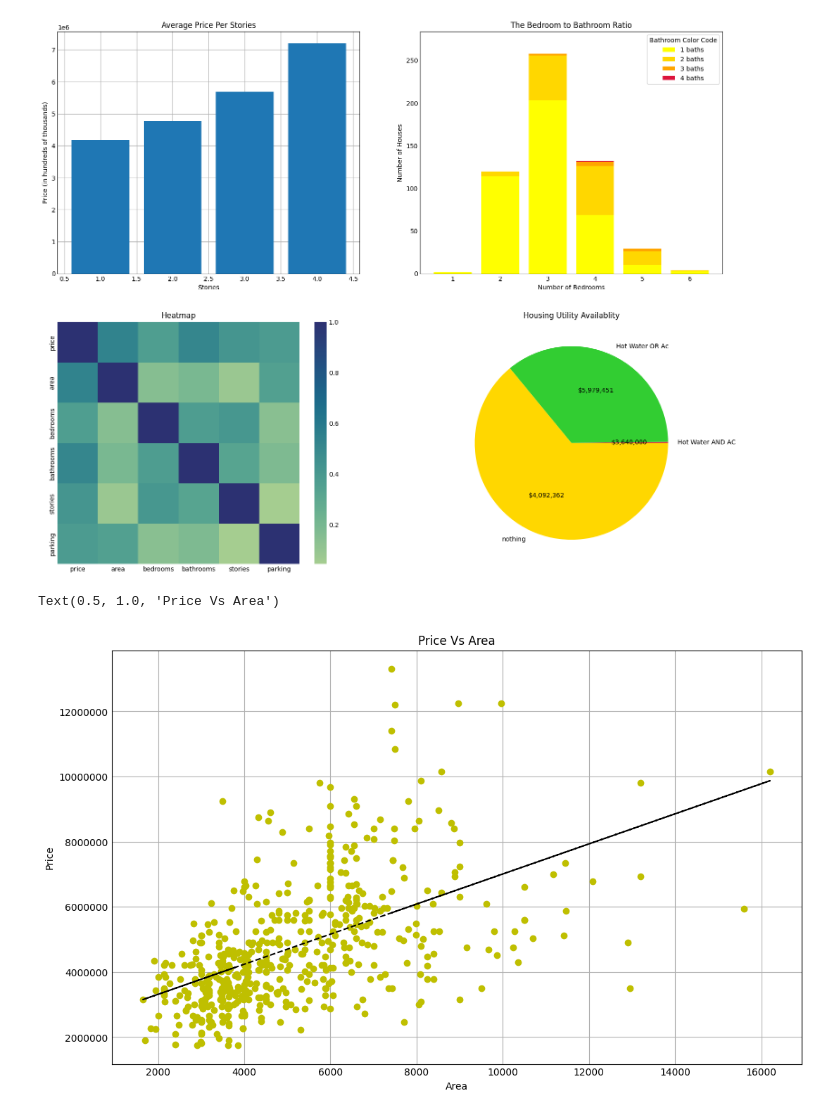
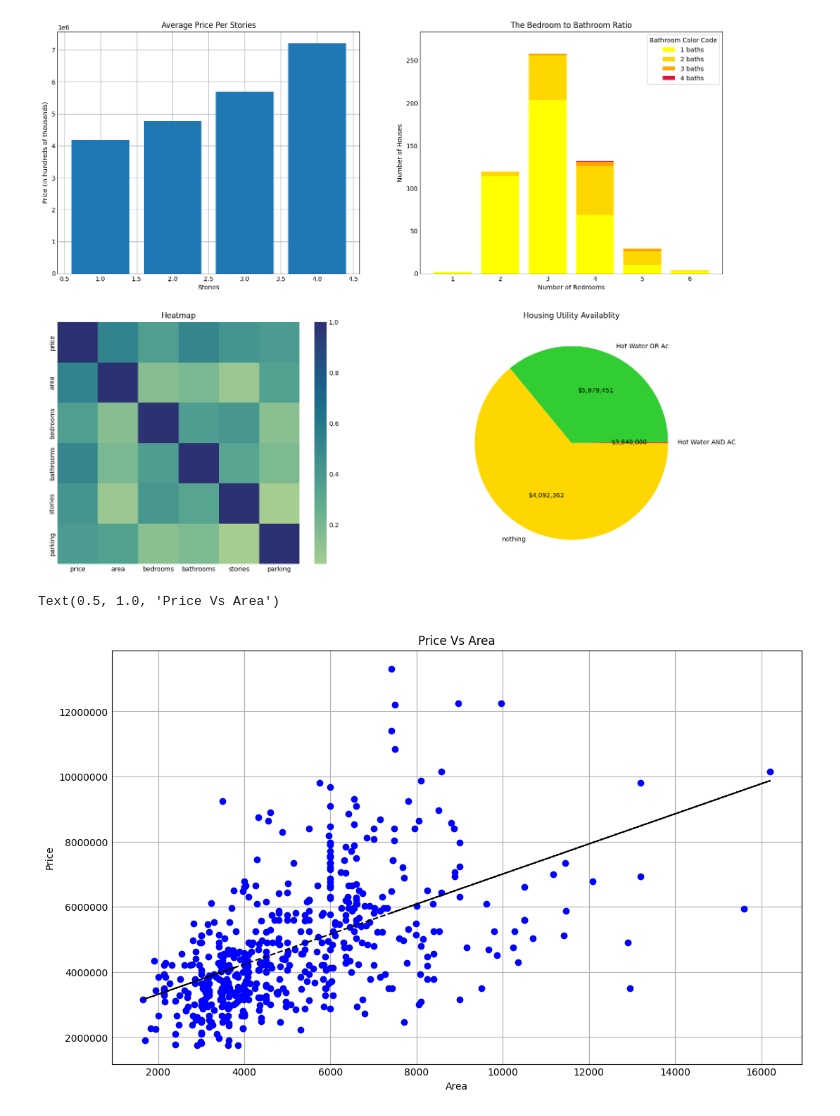
Before and after one commit to 110325-Data-Foundations/Group3P3, a Jupyter notebook: Project3.ipynb, the cells around one changed output. Saved outputs shown, nothing was run; the diff lists cells and outputs as text; code cells hidden in the pictures.

Commit message:
change the color of the scatterplot to blue

```diff
--- a/Project3.ipynb
+++ b/Project3.ipynb
@@ -304,12 +304,12 @@ Average Price Per Stories:
 # %%
 fig, ax = plt.subplots(figsize=(10, 6))
 plt.ticklabel_format(style='plain', axis='y')
 coef =np.polyfit(Area_array,price_array,1)
 poly1d_fn = np.poly1d(coef)
-plt.plot(Area_array,price_array, 'yo',Area_array,poly1d_fn(Area_array), '--k')
+plt.plot(Area_array,price_array, 'bo',Area_array,poly1d_fn(Area_array), '--k')
 plt.xlabel('Area')
 plt.ylabel('Price')
 plt.title('Price Vs Area')
 # %% [output]
 Text(0.5, 1.0, 'Price Vs Area')
-[figure, old version]
+[figure, new version]
```
